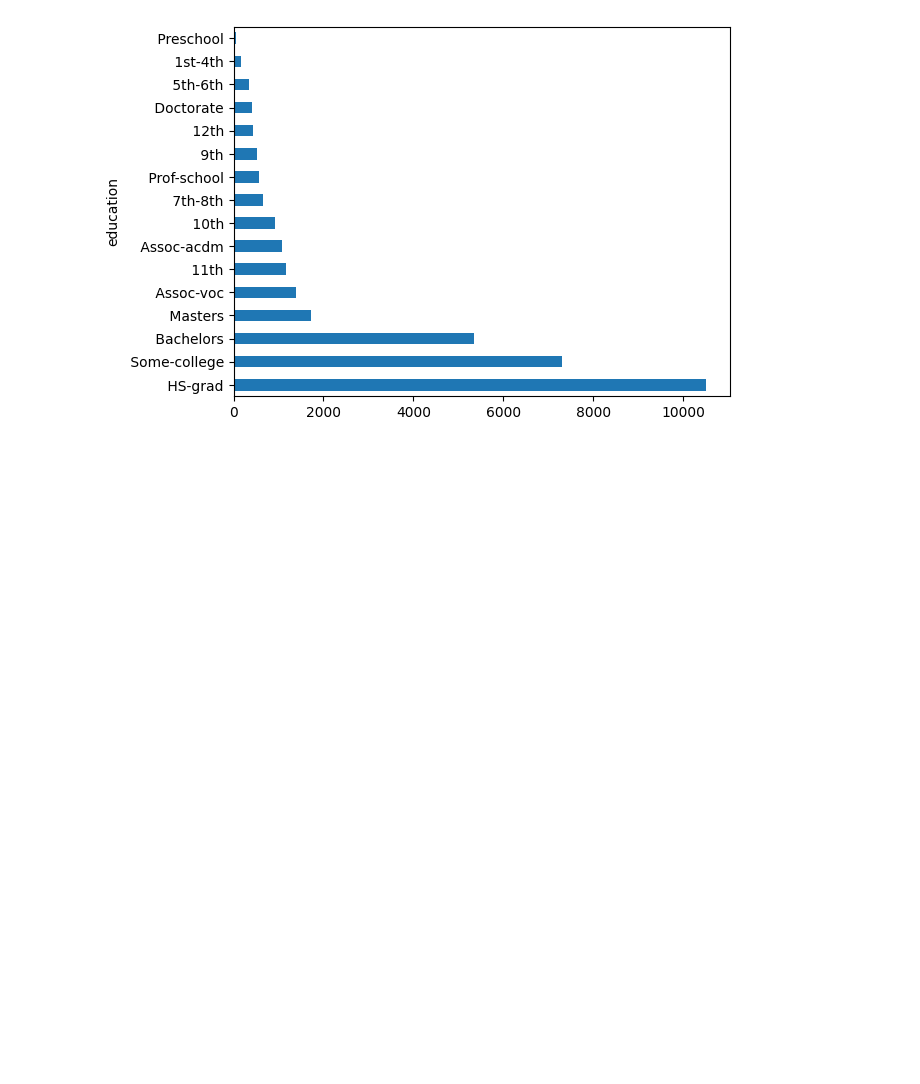
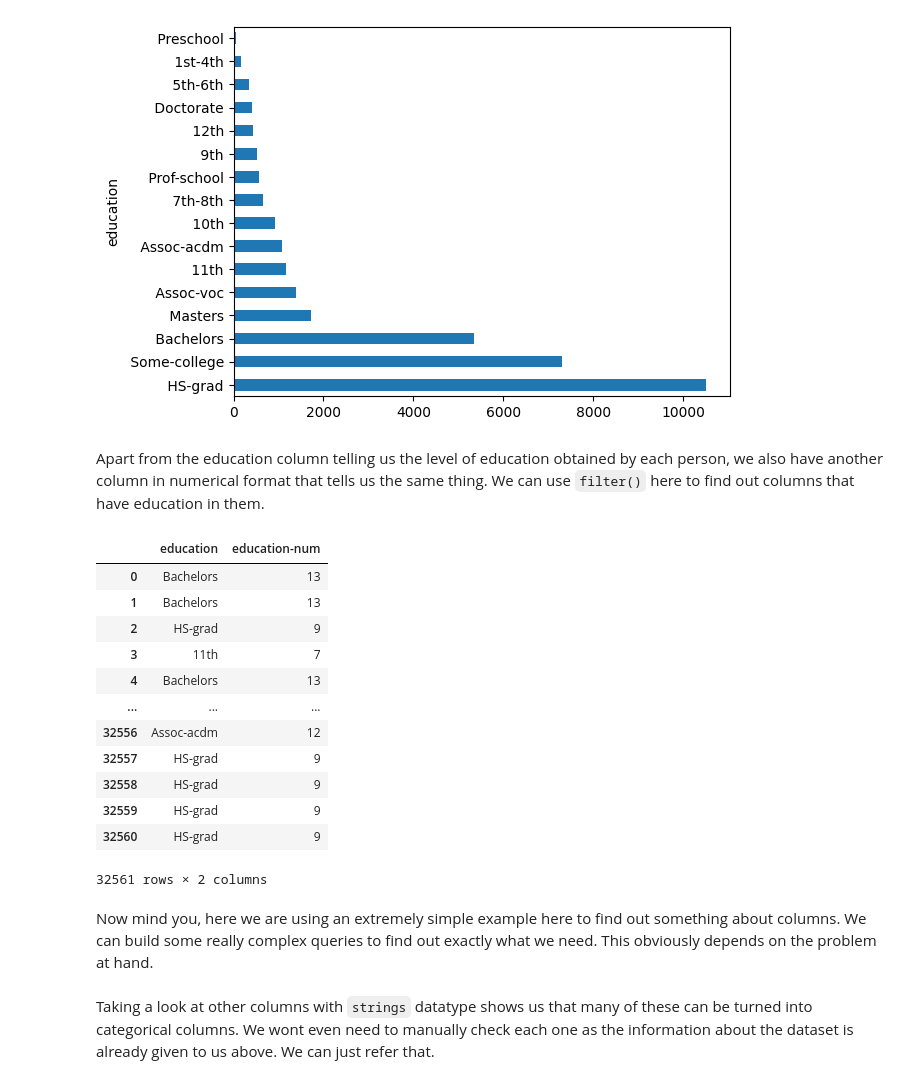
Before and after one commit to agpt8/data_science_portfolio, a Jupyter notebook: income-data-analysis.ipynb, the cells around one changed output. Drawn from its saved outputs; the diff is of its cells as text; code cells hidden in the pictures; blank space fills up the shorter version.

```diff
--- a/income-data-analysis.ipynb
+++ b/income-data-analysis.ipynb
@@ -238,3 +272,27 @@ df.education.value_counts().plot.barh()
 # %% [output]
 <Axes: ylabel='education'>
 [figure]
+# %% [markdown]
+Apart from the education column telling us the level of education obtained by each person, we also have another column in numerical format that tells us the same thing. We can use `filter()` here to find out columns that have education in them.
+# %%
+(df
+    .filter(regex=r'education')
+)
+# %% [output]
+|  | education | education-num |
+| 0 | Bachelors | 13 |
+| 1 | Bachelors | 13 |
+| 2 | HS-grad | 9 |
+| 3 | 11th | 7 |
+| 4 | Bachelors | 13 |
+| ... | ... | ... |
+| 32556 | Assoc-acdm | 12 |
+| 32557 | HS-grad | 9 |
+| 32558 | HS-grad | 9 |
+| 32559 | HS-grad | 9 |
+| 32560 | HS-grad | 9 |
+32561 rows × 2 columns
+# %% [markdown]
+Now mind you, here we are using an extremely simple example here to find out something about columns. We can build some really complex queries to find out exactly what we need. This obviously depends on the problem at hand.
+# %% [markdown]
+Taking a look at other columns with `strings` datatype shows us that many of these can be turned into categorical columns. We wont even need to manually check each one as the information about the dataset is already given to us above. We can just refer that.
```
Also changed, not shown: parts of 4 cells of this notebook.
